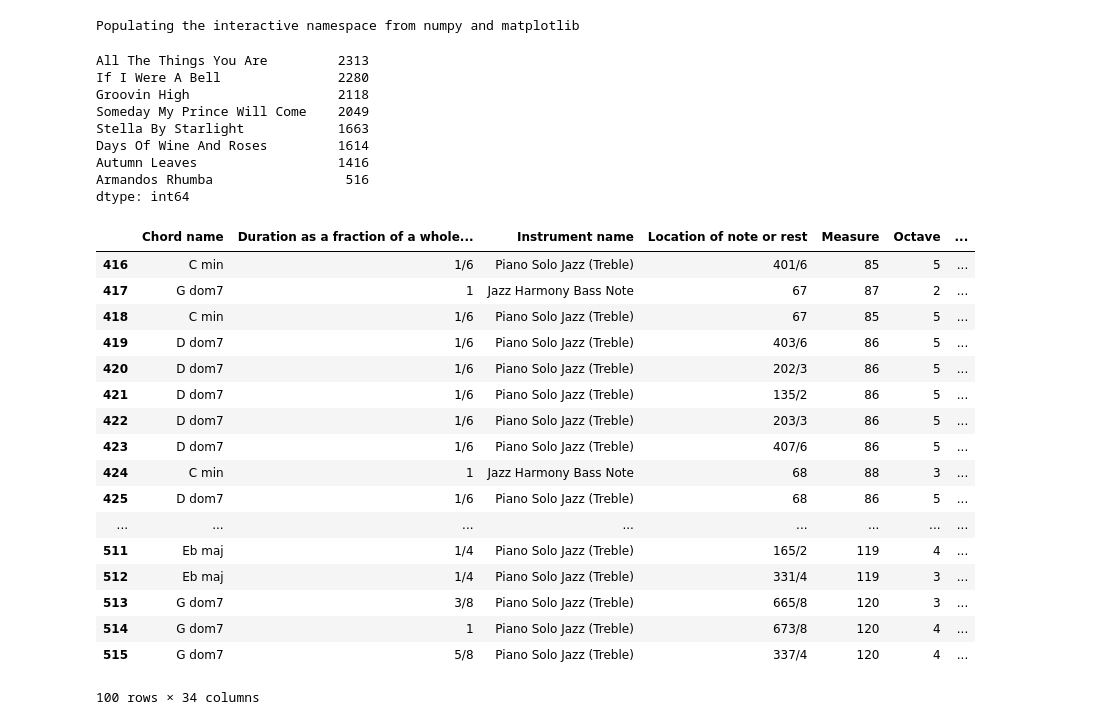
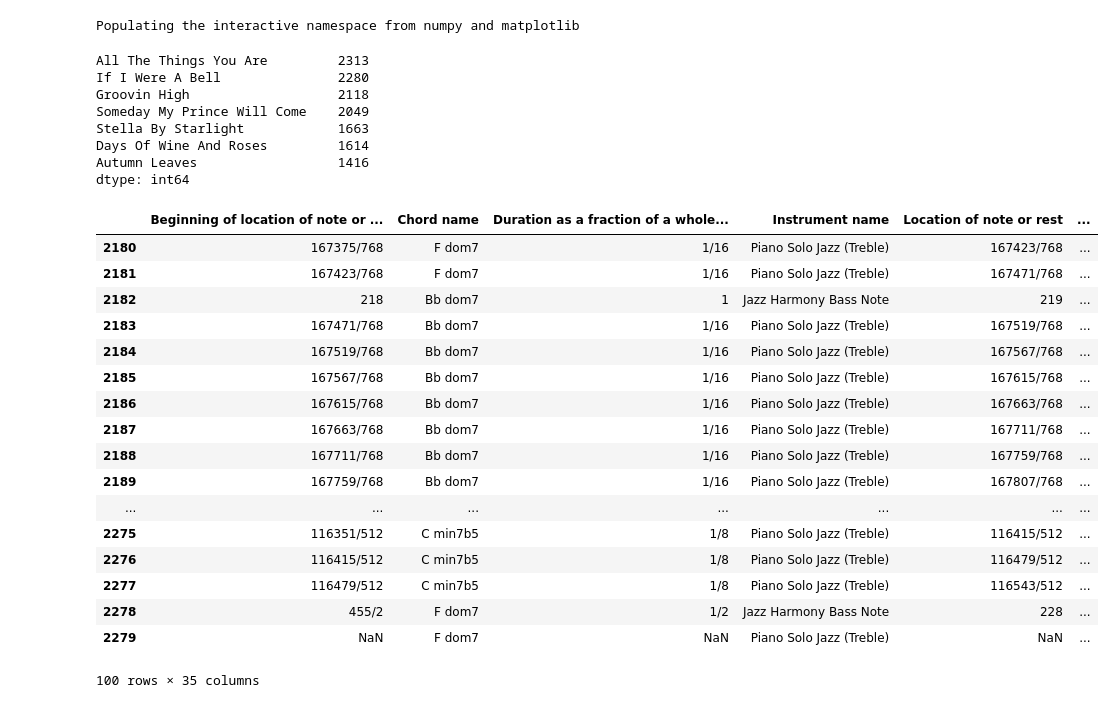
Before and after one commit to jgab3103/phd_code, a Jupyter notebook: Data Preparation.ipynb, the cells around one changed output. Cells and saved outputs as stored; diff of their text form; code cells hidden in the pictures.

```diff
--- a/Data Preparation.ipynb
+++ b/Data Preparation.ipynb
@@ -902,6 +902,9 @@ class CreateDataSetFromXML:
         self.df = pd.DataFrame(listOfNoteEvents)
 
 
+
+
+
     def fixLocationAndDuration(self):
         self.df['Duration as a fraction of a whole note'] = self.df.apply(getDurationsForMongoQueries, axis=1)
 
@@ -910,18 +913,20 @@ class CreateDataSetFromXML:
         harmonyPart = self.df[self.df['Instrument name'] == 'Jazz Harmony Bass Note']
         harmonyPart = harmonyPart.reset_index(drop=True)
 
-        soloPart['Location of note or rest'] = soloPart['Duration as a fraction of a whole note'].cumsum()
-        harmonyPart['Location of note or rest'] = harmonyPart['Duration as a fraction of a whole note'].cumsum()
-        soloPart['Location of note or rest'] = soloPart['Location of note or rest'] - soloPart.iloc[0]['Duration as a fraction of a whole note']
-        harmonyPart['Location of note or rest'] = harmonyPart['Location of note or rest'] - harmonyPart.iloc[0]['Duration as a fraction of a whole note']
-
         soloPart['valueToAddToTiedNote']=soloPart.apply(fixTiedNotes, axis=1)
         soloPart['moveTieForFix'] = soloPart['valueToAddToTiedNote'].shift(-1)
         soloPart = soloPart[soloPart.tieFlag != '<tie type="stop"></tie>']
         soloPart['Duration as a fraction of a whole note'] = soloPart['Duration as a fraction of a whole note'] + soloPart['moveTieForFix']
 
+        soloPart['Location of note or rest'] = soloPart['Duration as a fraction of a whole note'].cumsum()
+        harmonyPart['Location of note or rest'] = harmonyPart['Duration as a fraction of a whole note'].cumsum()
+        soloPart['Location of note or rest'] = soloPart['Location of note or rest'] + 1
+        harmonyPart['Location of note or rest'] = harmonyPart['Location of note or rest'] + 1
+        soloPart['Beginning of location of note or rest'] = soloPart['Location of note or rest'] - soloPart['Duration as a fraction of a whole note']
+        harmonyPart['Beginning of location of note or rest'] = harmonyPart['Location of note or rest'] - harmonyPart['Duration as a fraction of a whole note']
+
         self.df = pd.concat([soloPart, harmonyPart], axis=0)
-        self.df = self.df.sort(['Measure', 'Instrument name', 'Location of note or rest',], ascending=[1, 1,1])
+        self.df = self.df.sort(['Beginning of location of note or rest', 'Instrument name'], ascending=[1,1])
         self.df = self.df.reset_index(drop=True)
         self.df['Name of duration'] = self.df.apply(getDurationNamesForMongoQueries, axis=1)
 
@@ -981,7 +986,7 @@ class CreateDataSetFromXML:
         harmonyPart['Semitone distance between current and previous note'] = harmonyPart['Semitone distance between current and previous note'] - harmonyPart['Midi number']
 
         self.df = pd.concat([soloPart, harmonyPart], axis=0)
-        self.df = self.df.sort(['Measure', 'Instrument name', 'Location of note or rest', ], ascending=[1, 1,1])
+        self.df = self.df.sort(['Beginning of location of note or rest', 'Instrument name'], ascending=[1,1])
         self.df = self.df.reset_index(drop=True)
 
 
@@ -1025,7 +1030,7 @@ class CreateDataSetFromXML:
 
 
         self.df = pd.concat([soloPart, harmonyPart], axis=0)
-        self.df = self.df.sort(['Location of note or rest', 'Instrument name'], ascending=[1,1])
+        self.df = self.df.sort(['Beginning of location of note or rest', 'Instrument name'], ascending=[1,1])
         self.df = self.df.reset_index(drop=True)
 
 
@@ -1151,7 +1141,7 @@ daysOfWineData.updateChordData()
 daysOfWineData.createStringsNeededForMongoRegexQueries()
 daysOfWineDf = daysOfWineData.returnPreparedDataFrame()
 # %%
-df = pd.concat([stellaDf, groovinDf, autumnDf, ifIWereDf, allTheThingsDf, somedayMyPrinceDf, daysOfWineDf, armandosRhumbaDf], axis=0)
+df = pd.concat([stellaDf, groovinDf, autumnDf, ifIWereDf, allTheThingsDf, somedayMyPrinceDf, daysOfWineDf], axis=0)
 #df = stellaDf
 df.to_pickle('data_set_as_pk.pkl')
 # %%
@@ -1164,29 +1154,28 @@ Someday My Prince Will Come    2049
 Stella By Starlight            1663
 Days Of Wine And Roses         1614
 Autumn Leaves                  1416
-Armandos Rhumba                 516
 dtype: int64
 # %%
-df.tail(100)
+df[df['Title'] == 'If I Were A Bell'].tail(100)
 # %% [output]
-|  | Chord name | Duration as a fraction of a whole... | Instrument name | Location of note or rest | Measure | Octave | ... |
-| 416 | C min | 1/6 | Piano Solo Jazz (Treble) | 401/6 | 85 | 5 | ... |
-| 417 | G dom7 | 1 | Jazz Harmony Bass Note | 67 | 87 | 2 | ... |
-| 418 | C min | 1/6 | Piano Solo Jazz (Treble) | 67 | 85 | 5 | ... |
-| 419 | D dom7 | 1/6 | Piano Solo Jazz (Treble) | 403/6 | 86 | 5 | ... |
-| 420 | D dom7 | 1/6 | Piano Solo Jazz (Treble) | 202/3 | 86 | 5 | ... |
-| 421 | D dom7 | 1/6 | Piano Solo Jazz (Treble) | 135/2 | 86 | 5 | ... |
-| 422 | D dom7 | 1/6 | Piano Solo Jazz (Treble) | 203/3 | 86 | 5 | ... |
-| 423 | D dom7 | 1/6 | Piano Solo Jazz (Treble) | 407/6 | 86 | 5 | ... |
-| 424 | C min | 1 | Jazz Harmony Bass Note | 68 | 88 | 3 | ... |
-| 425 | D dom7 | 1/6 | Piano Solo Jazz (Treble) | 68 | 86 | 5 | ... |
-| ... | ... | ... | ... | ... | ... | ... | ... |
-| 511 | Eb maj | 1/4 | Piano Solo Jazz (Treble) | 165/2 | 119 | 4 | ... |
-| 512 | Eb maj | 1/4 | Piano Solo Jazz (Treble) | 331/4 | 119 | 3 | ... |
-| 513 | G dom7 | 3/8 | Piano Solo Jazz (Treble) | 665/8 | 120 | 3 | ... |
-| 514 | G dom7 | 1 | Piano Solo Jazz (Treble) | 673/8 | 120 | 4 | ... |
-| 515 | G dom7 | 5/8 | Piano Solo Jazz (Treble) | 337/4 | 120 | 4 | ... |
+|  | Beginning of location of note or ... | Chord name | Duration as a fraction of a whole... | Instrument name | Location of note or rest | ... |
+| 2180 | 167375/768 | F dom7 | 1/16 | Piano Solo Jazz (Treble) | 167423/768 | ... |
+| 2181 | 167423/768 | F dom7 | 1/16 | Piano Solo Jazz (Treble) | 167471/768 | ... |
+| 2182 | 218 | Bb dom7 | 1 | Jazz Harmony Bass Note | 219 | ... |
+| 2183 | 167471/768 | Bb dom7 | 1/16 | Piano Solo Jazz (Treble) | 167519/768 | ... |
+| 2184 | 167519/768 | Bb dom7 | 1/16 | Piano Solo Jazz (Treble) | 167567/768 | ... |
+| 2185 | 167567/768 | Bb dom7 | 1/16 | Piano Solo Jazz (Treble) | 167615/768 | ... |
+| 2186 | 167615/768 | Bb dom7 | 1/16 | Piano Solo Jazz (Treble) | 167663/768 | ... |
+| 2187 | 167663/768 | Bb dom7 | 1/16 | Piano Solo Jazz (Treble) | 167711/768 | ... |
+| 2188 | 167711/768 | Bb dom7 | 1/16 | Piano Solo Jazz (Treble) | 167759/768 | ... |
+| 2189 | 167759/768 | Bb dom7 | 1/16 | Piano Solo Jazz (Treble) | 167807/768 | ... |
+| ... | ... | ... | ... | ... | ... | ... |
+| 2275 | 116351/512 | C min7b5 | 1/8 | Piano Solo Jazz (Treble) | 116415/512 | ... |
+| 2276 | 116415/512 | C min7b5 | 1/8 | Piano Solo Jazz (Treble) | 116479/512 | ... |
+| 2277 | 116479/512 | C min7b5 | 1/8 | Piano Solo Jazz (Treble) | 116543/512 | ... |
+| 2278 | 455/2 | F dom7 | 1/2 | Jazz Harmony Bass Note | 228 | ... |
+| 2279 | NaN | F dom7 | NaN | Piano Solo Jazz (Treble) | NaN | ... |
-100 rows × 34 columns
+100 rows × 35 columns
 # %%
 #df['Duration as a fraction of a whole note'].value_counts()
 # %%
```
Also changed, not shown: parts of 4 cells of this notebook, 1 other file.
